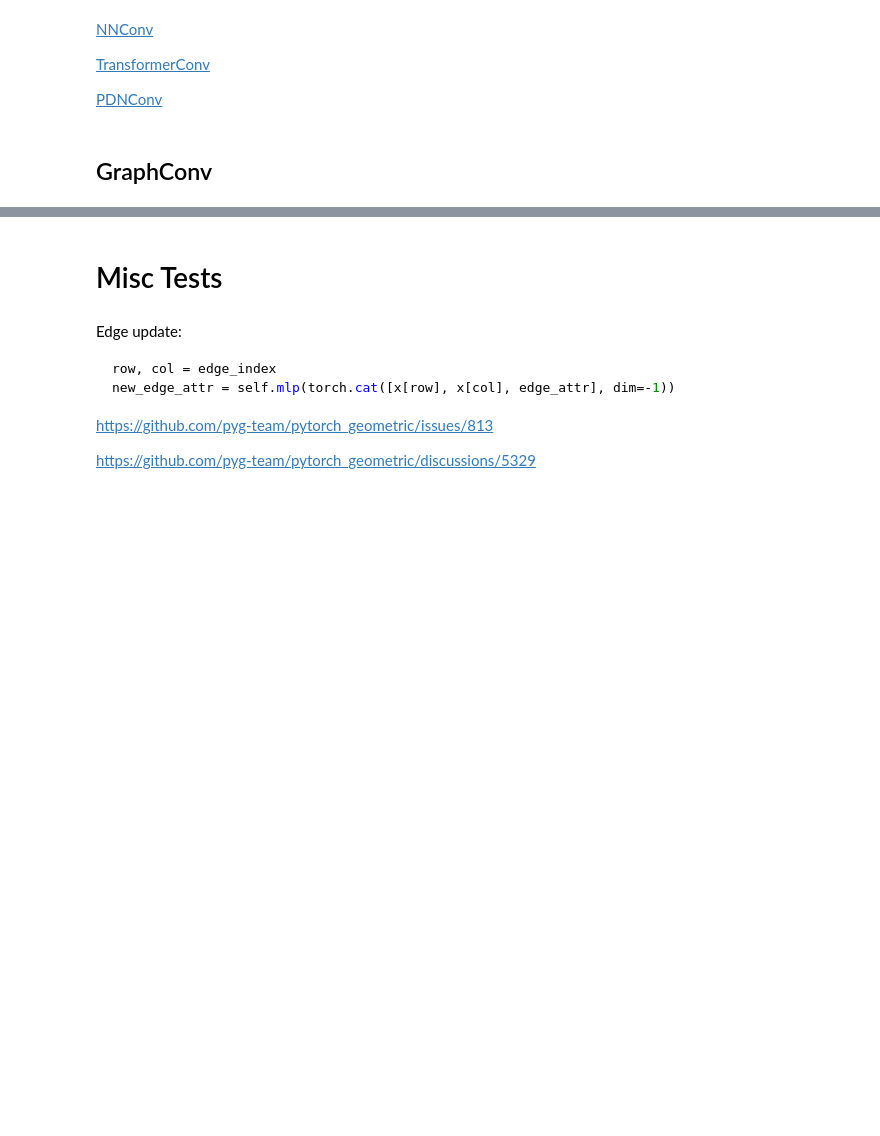
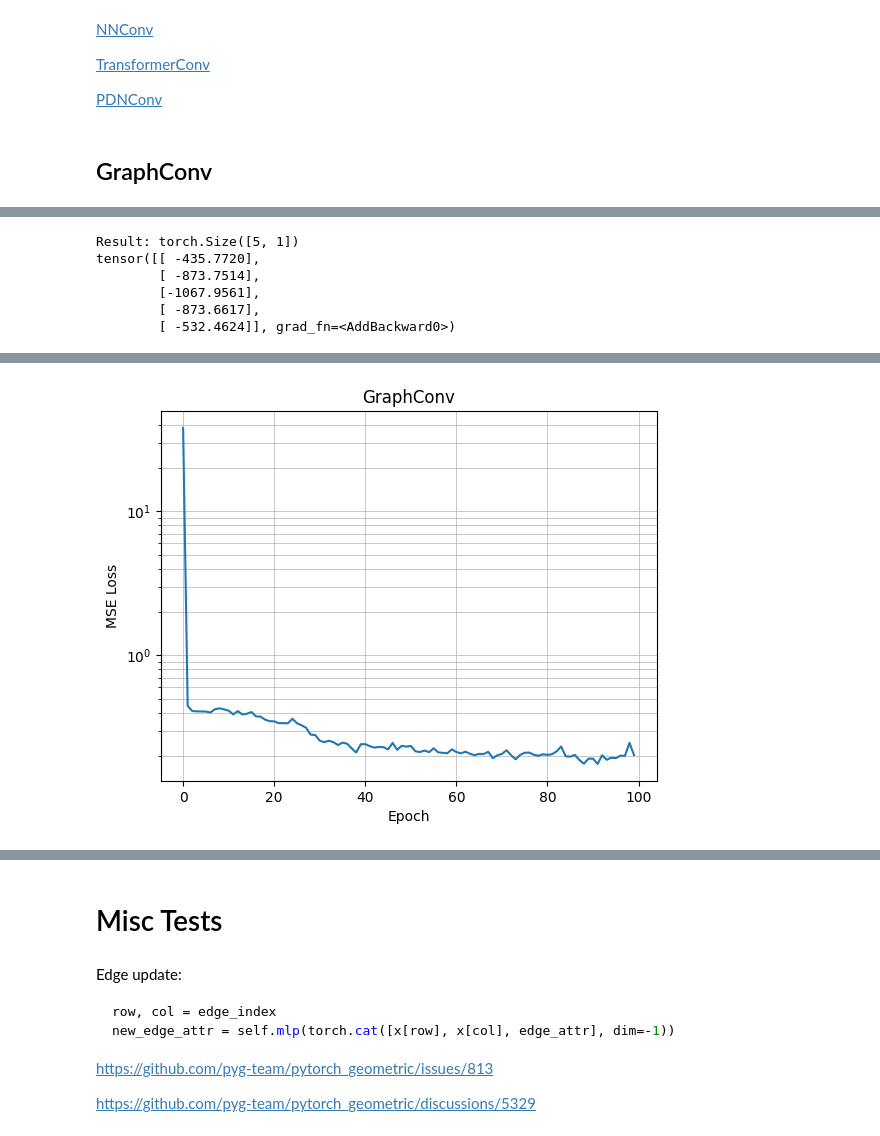
Before and after one commit to TiagoCAAmorim/graph_nn, a Jupyter notebook: gnn_lineq/notebooks/tests.ipynb, the cells around one changed output, grey strips where cells are left out. Cells and saved outputs as stored; diff of their text form; code cells hidden in the pictures; blank space fills up the shorter version.

```diff
--- a/gnn_lineq/notebooks/tests.ipynb
+++ b/gnn_lineq/notebooks/tests.ipynb
@@ -562,0 +571,72 @@ Result (torch.Size([5, 1])): [ 0.2625604   0.35546017  0.2187306  -0.13376538  0
+# %%
+class NNConvNetwork(torch.nn.Module):
+    def __init__(self, dataset, hidden_nodes=16, hidden_edges=16, layers=2, use_dropout=False):
+        super().__init__()
+
+        self.edge_mlps = ModuleList()
+        self.edge_mlps.append(Sequential('x', [
+            (torch.nn.Linear(dataset.num_edge_features, hidden_edges),'x -> x'),
+            (torch.nn.ReLU(),'x -> x'),
+            (torch.nn.Linear(hidden_edges, dataset.num_node_features * hidden_nodes),'x -> x')
+        ]))
+        for _ in range(layers - 2):
+            self.edge_mlps.append(Sequential('x',[
+                (torch.nn.Linear(dataset.num_edge_features, hidden_edges),'x -> x'),
+                (torch.nn.ReLU(),'x -> x'),
+                (torch.nn.Linear(hidden_edges, hidden_nodes * hidden_nodes),'x -> x')
+            ]))
+        self.edge_mlps.append(Sequential('x',[
+            (torch.nn.Linear(dataset.num_edge_features, hidden_edges),'x -> x'),
+            (torch.nn.ReLU(),'x -> x'),
+            (torch.nn.Linear(hidden_edges, hidden_nodes * dataset.num_features),'x -> x')
+        ]))
+
+
+        self.convs = ModuleList()
+        self.convs.append(NNConv(dataset.num_node_features, hidden_nodes, nn=self.edge_mlps[0], aggr='add'))
+        for i in range(layers - 2):
+            self.convs.append(NNConv(hidden_nodes, hidden_nodes, nn=self.edge_mlps[i+1], aggr='add'))
+        self.convs.append(NNConv(hidden_nodes, dataset.num_features, nn=self.edge_mlps[-1], aggr='add'))
+
+        self.use_dropout = use_dropout
+
+    def forward(self, data):
+        x, edge_index, edge_attr = data.x, data.edge_index, data.edge_attr
+
+        for conv in self.convs[:-1]:
+            x = conv(x, edge_index, edge_attr)
+            x = F.relu(x)
+            if self.use_dropout:
+                x = F.dropout(x, training=self.training)
+        x = self.convs[-1](x, edge_index, edge_attr)
+
+        return x
+
+model = NNConvNetwork(dataset, hidden_nodes=16, hidden_edges=4, layers=5)
+sample = dataset[0]
+result = model(sample)
+print(f'Result: {result.shape}')
+print(result)
+# %% [output]
+Result: torch.Size([5, 1])
+tensor([[ -435.7720],
+        [ -873.7514],
+        [-1067.9561],
+        [ -873.6617],
+        [ -532.4624]], grad_fn=<AddBackward0>)
+# %%
+options = {
+    'n': 1000,
+    'number_generator': number_generator,
+    'rank': 5,
+    'off_diagonal_abs_mean': 1.0,
+    'symmetric': False,
+    'uniform_range': (0.1,10.)
+}
+dataset = GraphDataset(**options)
+loader = DataLoader(dataset, batch_size=32, shuffle=False)
+
+model = NNConvNetwork(dataset, hidden_nodes=16, hidden_edges=16, layers=3, use_dropout=True)
+losses = train_model(model, loader, epochs=100, print_epoch_step=10)
+plot_losses_(losses, 'GraphConv')
+# %% [output]
@@ -562,0 +654 @@ Result (torch.Size([5, 1])): [ 0.2625604   0.35546017  0.2187306  -0.13376538  0
+[figure, added]
```
Also changed, not shown: parts of 12 cells of this notebook.
